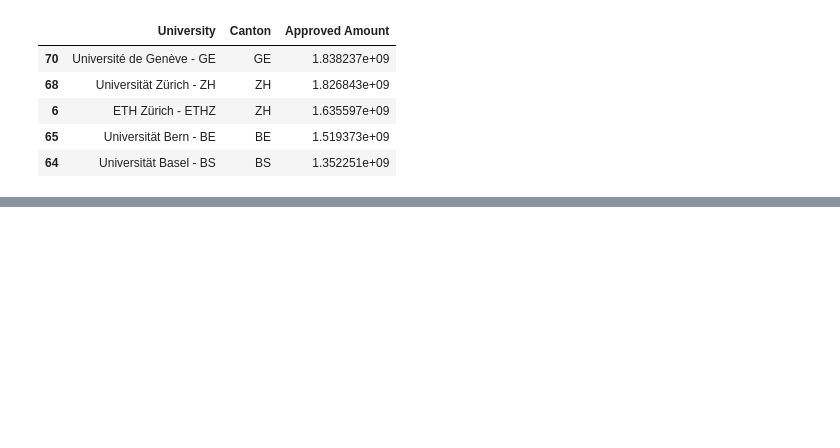
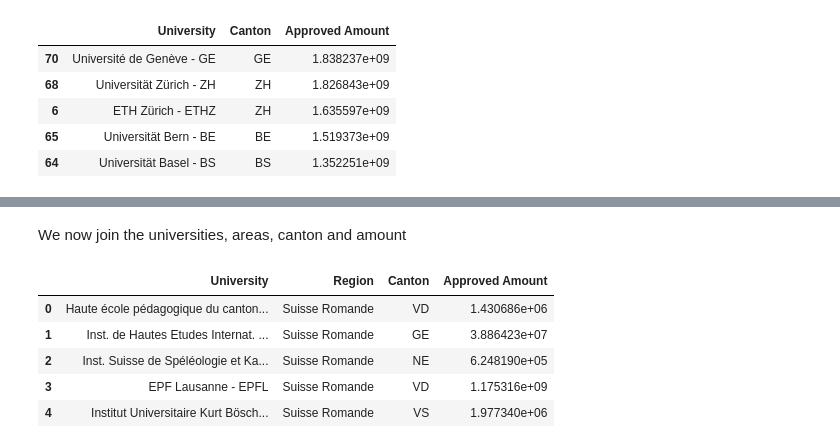
Before and after one commit to nathanquinteiro/ADA-Homework, a Jupyter notebook: 03 - Interactive Viz/Interactive Viz.ipynb, the cells around one changed output, grey strips where cells are left out. Cells and saved outputs as stored; diff of their text form; code cells hidden in the pictures; blank space fills up the shorter version.

```diff
--- a/03 - Interactive Viz/Interactive Viz.ipynb
+++ b/03 - Interactive Viz/Interactive Viz.ipynb
@@ -370,0 +402,16 @@ uni_canton_amount.groupby('Canton').sum().reset_index().sort_values('Approved Am
+# %%
+Swiss_map = folium.Map([46.75, 8.25], zoom_start=8)
+
+Swiss_map.choropleth(geo_path=ch_cantons, data=dataLog,
+               columns=['Canton', 'Approved Amount'],
+               threshold_scale=tuple(np.linspace(0,10,6)),
+               key_on='feature.id',
+               fill_color='YlOrRd', fill_opacity=0.8, line_opacity=0.3,
+               legend_name='Amount Granted For each Canton (CHF)',
+               topojson='objects.cantons')
+
+for university in uni_adresses_dict.keys():
+    uni_amount_granted = int(uni_grant_dict[university])
+    folium.Marker([uni_adresses_dict[university].latitude, uni_adresses_dict[university].longitude], popup= (str(university + " Total granted amount in CHF : " + str(uni_amount_granted)))).add_to(Swiss_map)
+
+Swiss_map
@@ -370,0 +443,18 @@ uni_canton_amount.groupby('Canton').sum().reset_index().sort_values('Approved Am
+# %%
+uni_zone_dict = {}
+for university in uni_adresses_dict_dataframe['University']:
+    canton = uni_canton_amount[uni_canton_amount.University == university]['Canton']
+    if(canton.item() == 'GE' or canton.item() == 'VD' or canton.item() == 'FR' or canton.item() == 'NE' or canton.item() == 'JU'):
+        uni_zone_dict[university] = 'Suisse Romande'
+    elif(canton.item() == 'VS'):
+        if(university == 'Pädagogische Hochschule Wallis - PHVS' or university == 'Fernfachhochschule Schweiz (Mitglied SUPSI) - FFHS'):
+            uni_zone_dict[university] = 'Schwyzerdütsch'
+        else:
+            uni_zone_dict[university] = 'Suisse Romande'
+    elif(canton.item() == 'TI'):
+        uni_zone_dict[university] = 'Svizzera Italiana'
+    else:
+        uni_zone_dict[university] = 'Schwyzerdütsch'
+uni_zone = pd.DataFrame([uni_zone_dict.keys(), uni_zone_dict.values()]).transpose()
+uni_zone.columns = ['University', 'Region']
+uni_zone.head()
@@ -370,0 +468,12 @@ uni_canton_amount.groupby('Canton').sum().reset_index().sort_values('Approved Am
+# %% [markdown]
+We now join the universities, areas, canton and amount
+# %%
+uni_canton_amount_region = pd.merge(uni_zone, uni_canton_amount, how='outer', on='University')
+uni_canton_amount_region.head()
+# %% [output]
+|  | University | Region | Canton | Approved Amount |
+| 0 | Haute école pédagogique du canton... | Suisse Romande | VD | 1.430686e+06 |
+| 1 | Inst. de Hautes Etudes Internat. ... | Suisse Romande | GE | 3.886423e+07 |
+| 2 | Inst. Suisse de Spéléologie et Ka... | Suisse Romande | NE | 6.248190e+05 |
+| 3 | EPF Lausanne - EPFL | Suisse Romande | VD | 1.175316e+09 |
+| 4 | Institut Universitaire Kurt Bösch... | Suisse Romande | VS | 1.977340e+06 |
```
Also changed, not shown: parts of 46 cells of this notebook, 2 other files.
